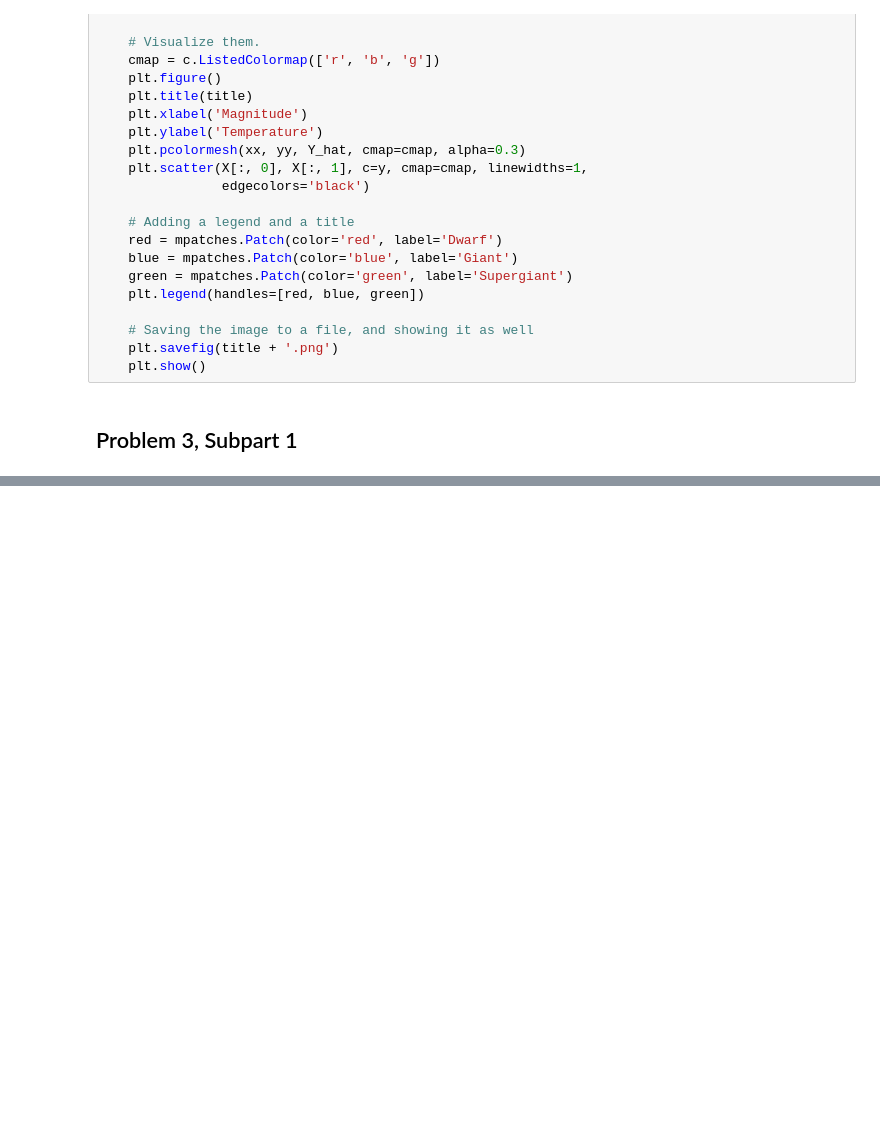
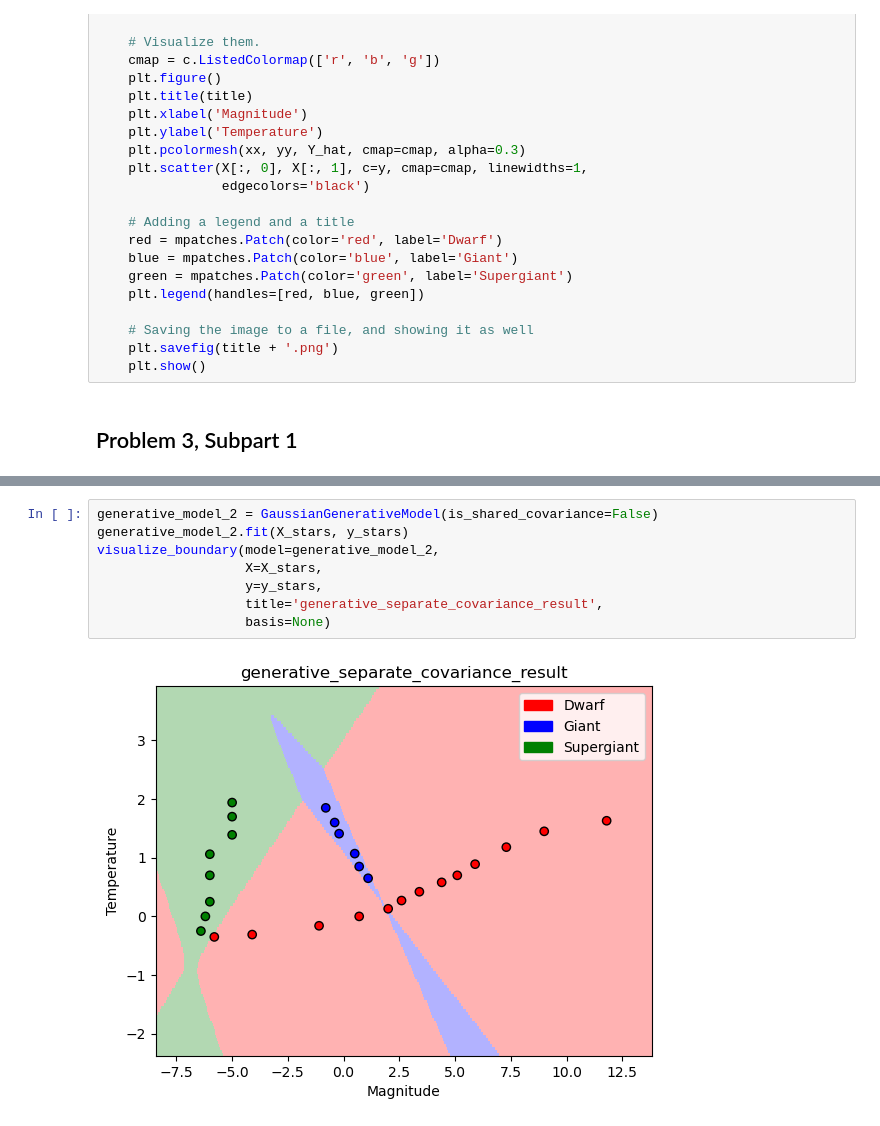
Before and after one commit to sabrinahu5/cs181-s24-homeworks, a Jupyter notebook: hw2/homework2.ipynb, the cells around one changed output, grey strips where cells are left out. Saved outputs shown, nothing was run; the diff lists cells and outputs as text; blank space fills up the shorter version.

```diff
--- a/hw2/homework2.ipynb
+++ b/hw2/homework2.ipynb
@@ -352,3 +491,13 @@ def visualize_boundary(model, X, y, title, basis=None, width=2):
+# %%
+generative_model_2 = GaussianGenerativeModel(is_shared_covariance=False)
+generative_model_2.fit(X_stars, y_stars)
+visualize_boundary(model=generative_model_2,
+                   X=X_stars,
+                   y=y_stars,
+                   title='generative_separate_covariance_result',
+                   basis=None)
+# %% [output]
+[figure, added]
 # %%
 # Example of fitting a model and visualizing the decision boundaries;
 # do this for each of the four models
```
Also changed, not shown: parts of 21 cells of this notebook, 6 other files.
